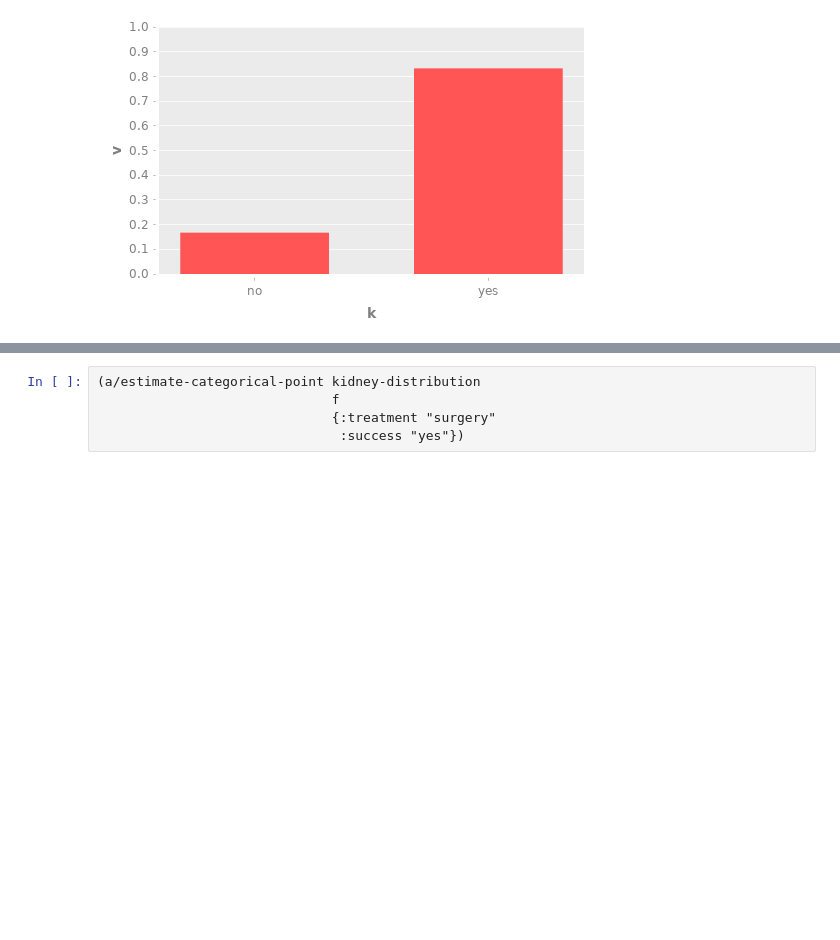
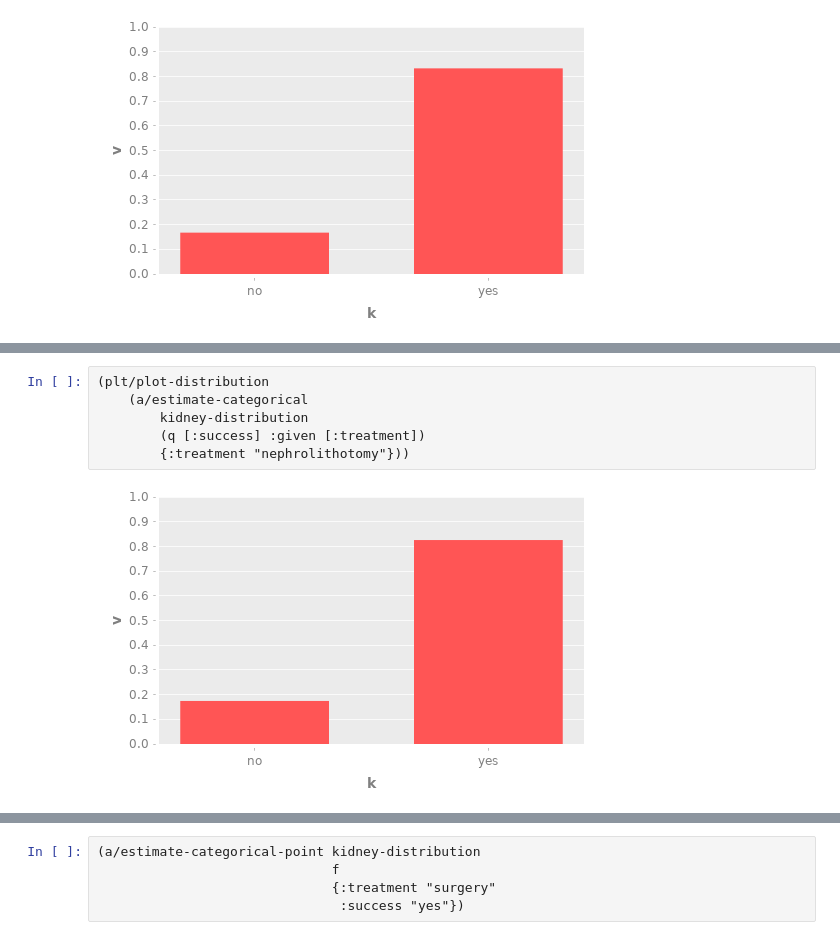
Before and after one commit to jtcbrule/whittemore, a Jupyter notebook: data-tests.ipynb, the cells around one changed output, grey strips where cells are left out. Saved outputs shown, nothing was run; the diff lists cells and outputs as text; blank space fills up the shorter version.

```diff
--- a/data-tests.ipynb
+++ b/data-tests.ipynb
@@ -70,0 +79,8 @@ $$\left[ \sum_{\text{size}} \left[ \sum_{\text{success}, \text{treatment}} P(\te
+# %%
+(plt/plot-distribution
+    (a/estimate-categorical
+        kidney-distribution
+        (q [:success] :given [:treatment])
+        {:treatment "nephrolithotomy"}))
+# %% [output]
+[figure, added]
```
Also changed, not shown: parts of 14 cells of this notebook, 3 other files.
